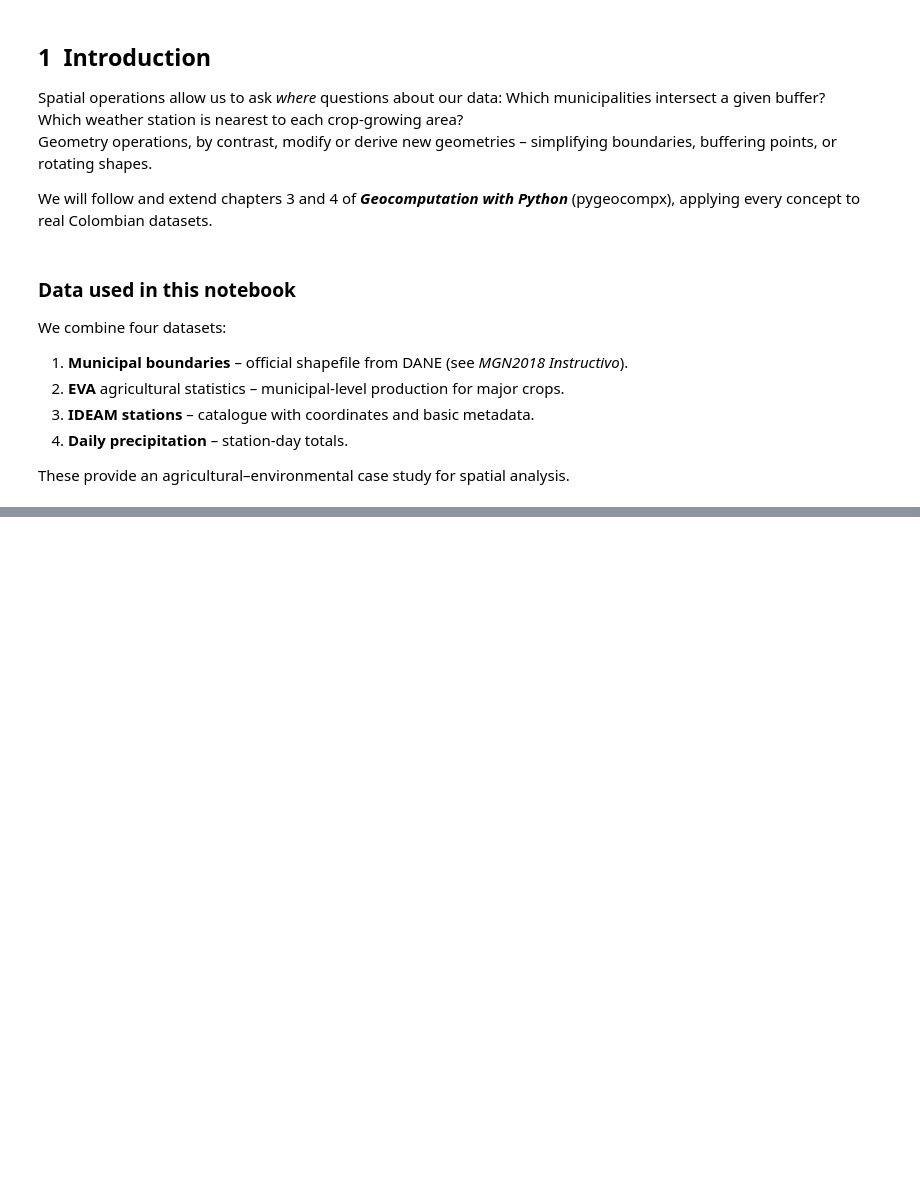
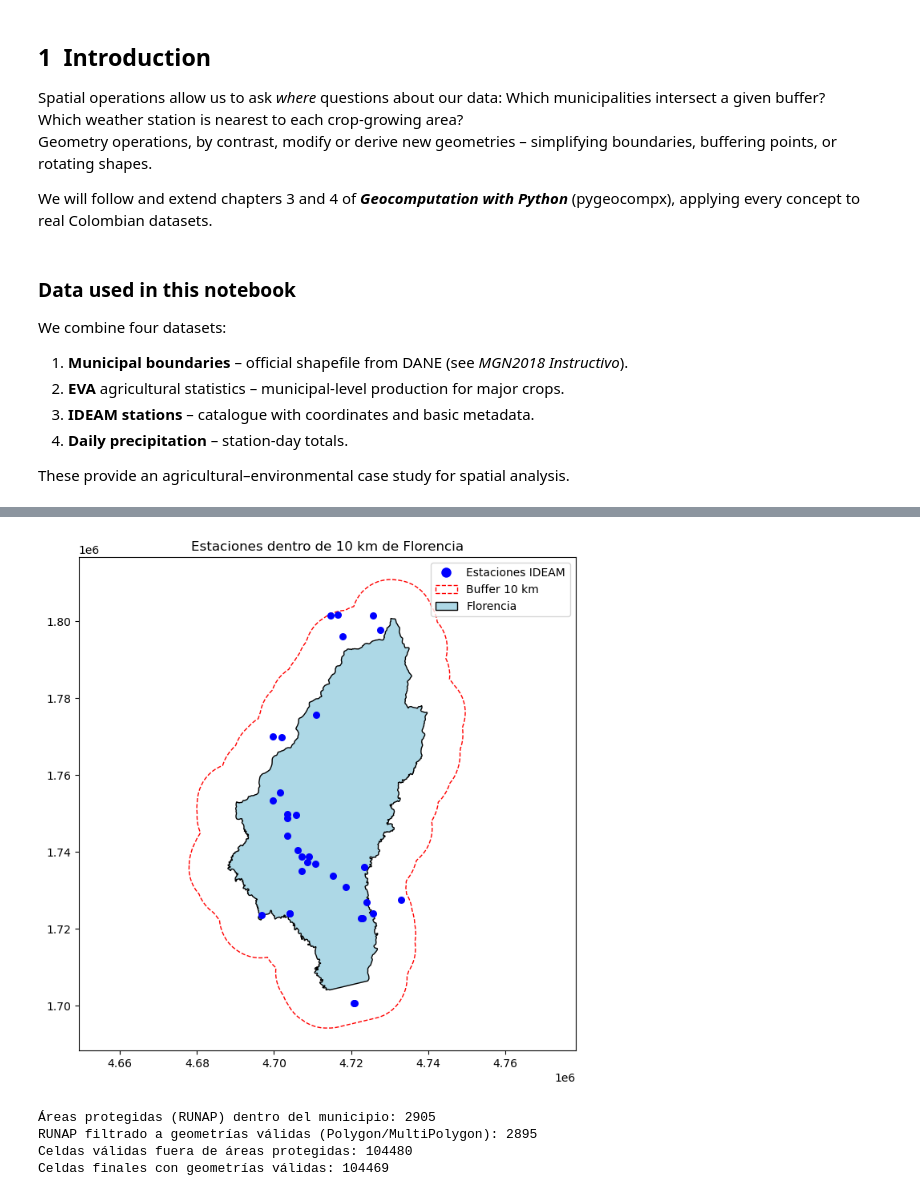
Before and after one commit to DanielaRayo/prog_sig, a Jupyter notebook: Workshop6_SpatialOpertaions_Vector_Data.ipynb, the cells around one changed output, grey strips where cells are left out. Saved outputs shown, nothing was run; the diff lists cells and outputs as text; code cells hidden in the pictures; blank space fills up the shorter version.

```diff
--- a/Workshop6_SpatialOpertaions_Vector_Data.ipynb
+++ b/Workshop6_SpatialOpertaions_Vector_Data.ipynb
@@ -991,0 +285,3 @@ This notebook is released under a Creative Commons Attribution 4.0 licence.
+# %%
+mun_sel = gdf_mun[gdf_mun['MPIO_CDPMP'] == '18001'] #Florencia
+print(mun_sel.shape)  # (1, n)
@@ -991,0 +290,13 @@ This notebook is released under a Creative Commons Attribution 4.0 licence.
+# %%
+florencia_buffer = mun_sel.copy()
+florencia_buffer["geometry"] = florencia_buffer.geometry.buffer(10000)
+
+estaciones_20km_florencia = gpd.sjoin(
+    gdf_est,
+    florencia_buffer,
+    how='inner',
+    predicate='intersects'
+)
+
+print(estaciones_20km_florencia.head())
+print(f"Número de estaciones dentro de 20 km de Florencia: {len(estaciones_20km_florencia)}")
@@ -991,0 +321,50 @@ This notebook is released under a Creative Commons Attribution 4.0 licence.
+# %%
+fig, ax = plt.subplots(figsize=(8, 8))
+
+# Plot
+florencia_buffer.plot(ax=ax, edgecolor='red', linestyle='--', facecolor='none')
+mun_sel.plot(ax=ax, color='lightblue', edgecolor='black')
+estaciones_20km_florencia.plot(ax=ax, color='blue', markersize=30)
+
+# Zoom
+xmin, ymin, xmax, ymax = florencia_buffer.total_bounds
+ax.set_xlim(xmin, xmax)
+ax.set_ylim(ymin, ymax)
+
+# Leyenda personalizada
+legend_elements = [
+    Line2D([0], [0], marker='o', color='w', label='Estaciones IDEAM',
+           markerfacecolor='blue', markersize=10),
+    mpatches.Patch(edgecolor='red', facecolor='none', linestyle='--', label='Buffer 10 km'),
+    mpatches.Patch(facecolor='lightblue', edgecolor='black', label='Florencia')
+]
+ax.legend(handles=legend_elements)
+
+plt.title("Estaciones dentro de 10 km de Florencia")
+plt.axis('equal')
+plt.show()
+# %% [output]
+[figure, added]
+# %%
+# Intersecar RUNAP con el municipio seleccionado, conservando todas las geometrías
+runap_in_mun = gpd.overlay(gdf_runap, gdf_mun, how='intersection', keep_geom_type=False)
+print(f"Áreas protegidas (RUNAP) dentro del municipio: {len(runap_in_mun)}")
+
+# Filtrar solo polígonos y multipolígonos para evitar líneas o geometrías inválidas
+runap_in_mun = runap_in_mun[runap_in_mun.geometry.type.isin(['Polygon', 'MultiPolygon'])].reset_index(drop=True)
+print(f"RUNAP filtrado a geometrías válidas (Polygon/MultiPolygon): {len(runap_in_mun)}")
+
+# Quitar del grid las celdas que intersectan áreas protegidas
+grid_fina_no_protegida = gpd.overlay(grid_fina, runap_in_mun, how='difference', keep_geom_type=False)
+print(f"Celdas válidas fuera de áreas protegidas: {len(grid_fina_no_protegida)}")
+
+# Asegurarse de mantener solo celdas poligonales tras la operación difference
+grid_fina_no_protegida = grid_fina_no_protegida[
+    grid_fina_no_protegida.geometry.type.isin(['Polygon', 'MultiPolygon'])
+].reset_index(drop=True)
+print(f"Celdas finales con geometrías válidas: {len(grid_fina_no_protegida)}")
+# %% [output]
+Áreas protegidas (RUNAP) dentro del municipio: 2905
+RUNAP filtrado a geometrías válidas (Polygon/MultiPolygon): 2895
+Celdas válidas fuera de áreas protegidas: 104480
+Celdas finales con geometrías válidas: 104469
```
Also changed, not shown: parts of 103 cells of this notebook.
